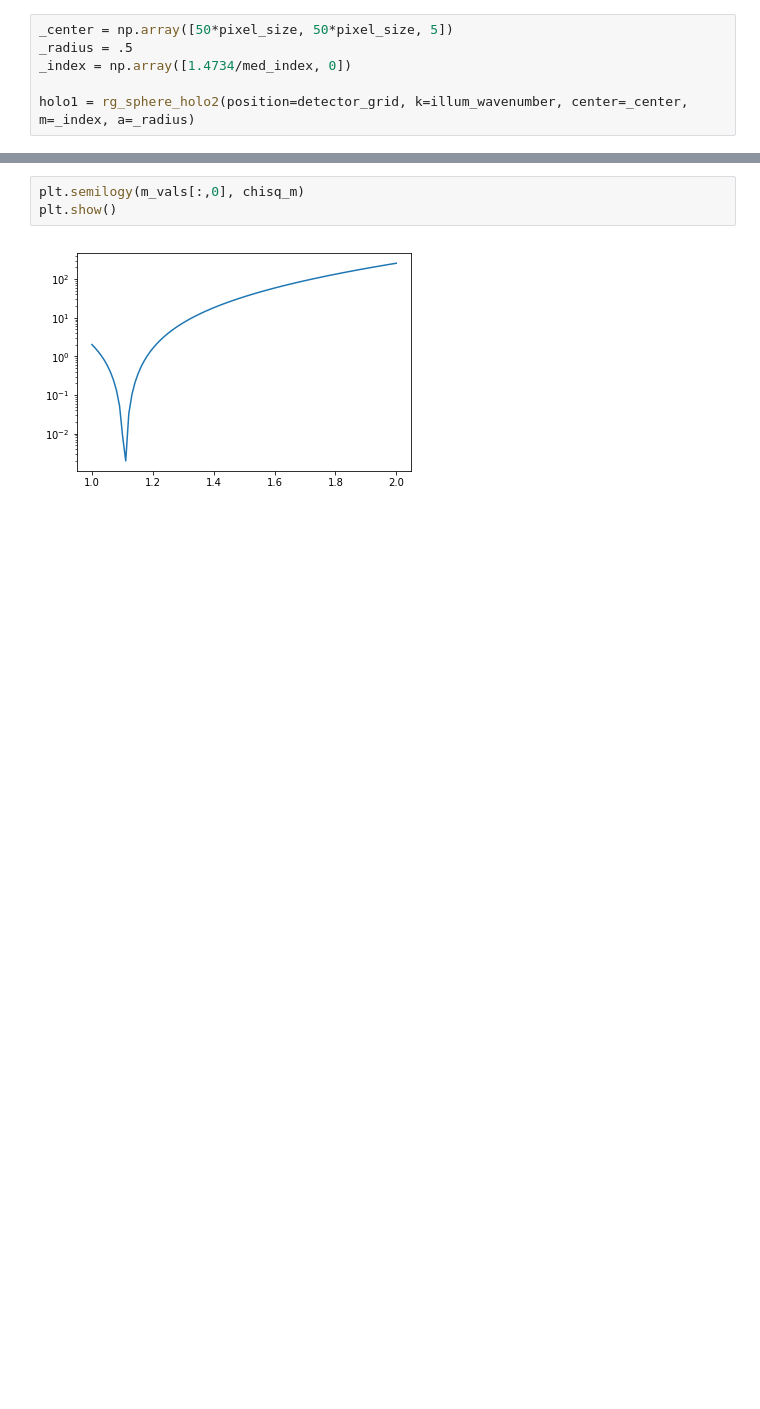
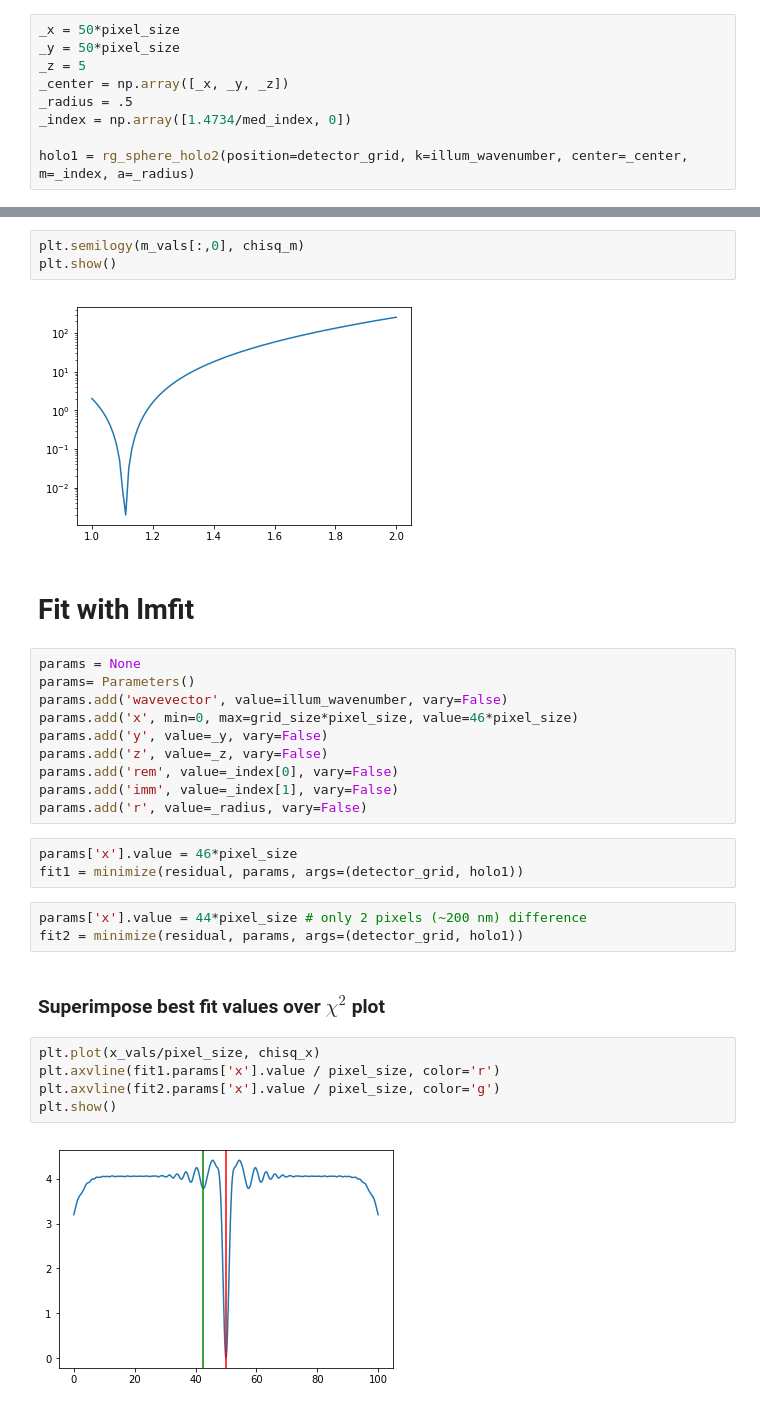
Before and after one commit to ralex0/holoinfer, a Jupyter notebook: modelfit.ipynb, the cells around one changed output, grey strips where cells are left out. Drawn from its saved outputs; the diff is of its cells as text; blank space fills up the shorter version.

Commit message:
Update modelfit.ipynb
Try to fit vectorized model with lmfit module

```diff
--- a/modelfit.ipynb
+++ b/modelfit.ipynb
@@ -109,7 +104,10 @@ x = y = np.linspace(0, pixel_size*grid_size, int(grid_size))
 z = 0
 detector_grid = math.cartesian(x, y, z)
 # %%
-_center = np.array([50*pixel_size, 50*pixel_size, 5])
+_x = 50*pixel_size
+_y = 50*pixel_size
+_z = 5
+_center = np.array([_x, _y, _z])
 _radius = .5
 _index = np.array([1.4734/med_index, 0])
 
@@ -202,3 +172,30 @@ plt.semilogy(m_vals[:,0], chisq_m)
 plt.show()
 # %% [output]
 [figure]
+# %% [markdown]
+# Fit with lmfit
+# %%
+params = None
+params= Parameters()
+params.add('wavevector', value=illum_wavenumber, vary=False)
+params.add('x', min=0, max=grid_size*pixel_size, value=46*pixel_size)
+params.add('y', value=_y, vary=False)
+params.add('z', value=_z, vary=False)
+params.add('rem', value=_index[0], vary=False)
+params.add('imm', value=_index[1], vary=False)
+params.add('r', value=_radius, vary=False)
+# %%
+params['x'].value = 46*pixel_size
+fit1 = minimize(residual, params, args=(detector_grid, holo1))
+# %%
+params['x'].value = 44*pixel_size # only 2 pixels (~200 nm) difference
+fit2 = minimize(residual, params, args=(detector_grid, holo1))
+# %% [markdown]
+### Superimpose best fit values over $\chi^2$ plot
+# %%
+plt.plot(x_vals/pixel_size, chisq_x)
+plt.axvline(fit1.params['x'].value / pixel_size, color='r')
+plt.axvline(fit2.params['x'].value / pixel_size, color='g')
+plt.show()
+# %% [output]
+[figure, added]
```
Also changed, not shown: parts of 13 cells of this notebook.
